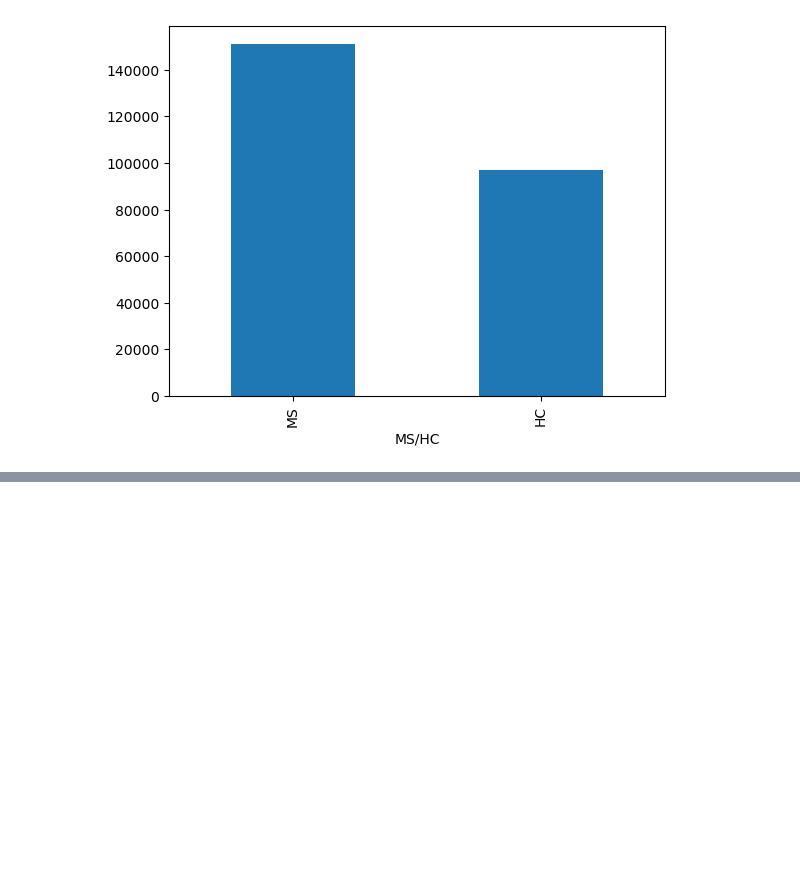
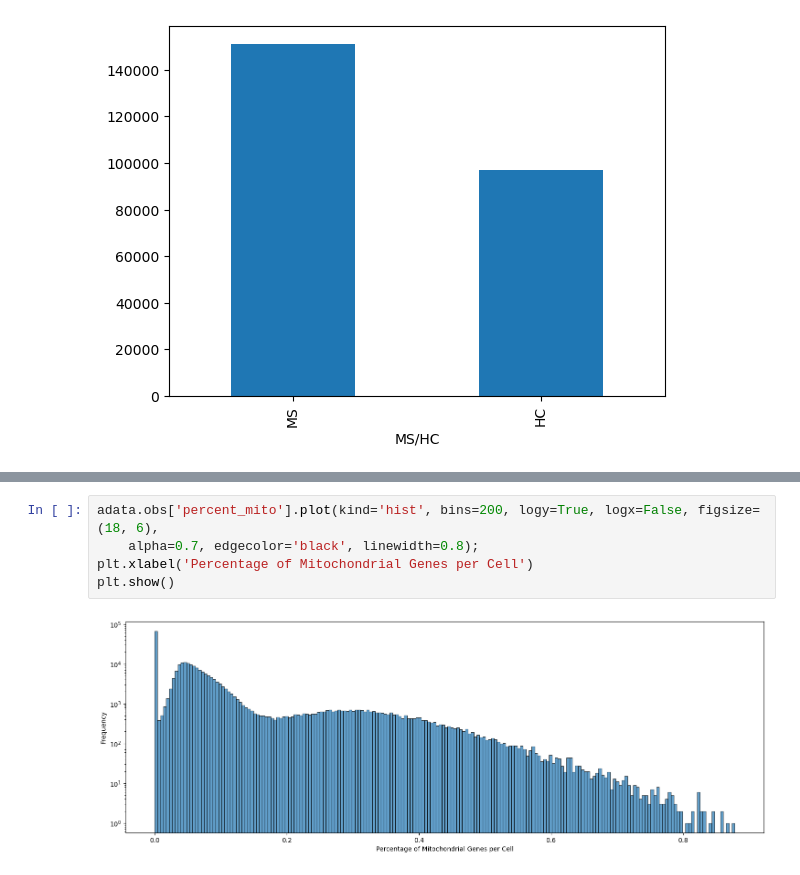
Before and after one commit to multi-omics-integration-for-MS/multi-omics-integration, a Jupyter notebook: 13_EDA_transcriptomic_dataset.ipynb, the cells around one changed output, grey strips where cells are left out. Saved outputs shown, nothing was run; the diff lists cells and outputs as text; blank space fills up the shorter version.

```diff
--- a/13_EDA_transcriptomic_dataset.ipynb
+++ b/13_EDA_transcriptomic_dataset.ipynb
@@ -162,0 +170,7 @@ plt.show()
+# %%
+adata.obs['percent_mito'].plot(kind='hist', bins=200, logy=True, logx=False, figsize=(18, 6),
+    alpha=0.7, edgecolor='black', linewidth=0.8);
+plt.xlabel('Percentage of Mitochondrial Genes per Cell')
+plt.show()
+# %% [output]
+[figure, added]
```
Also changed, not shown: parts of 4 cells of this notebook, 2 other files.
